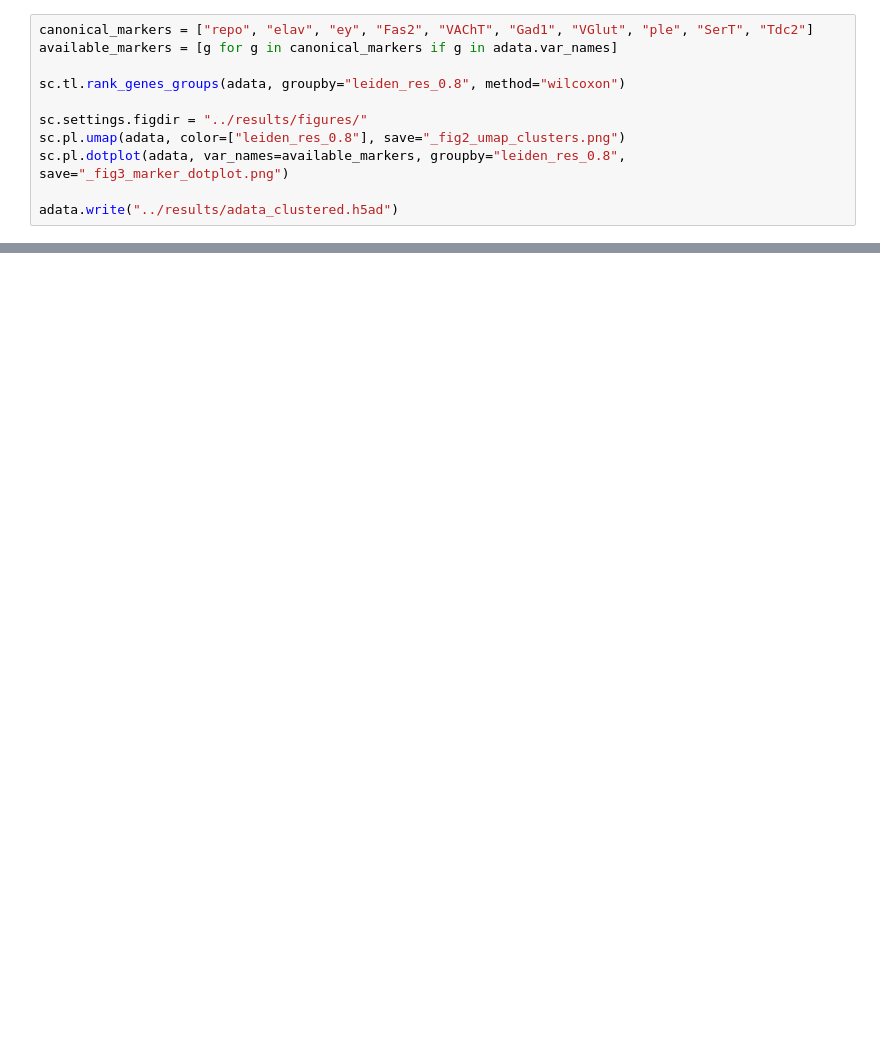
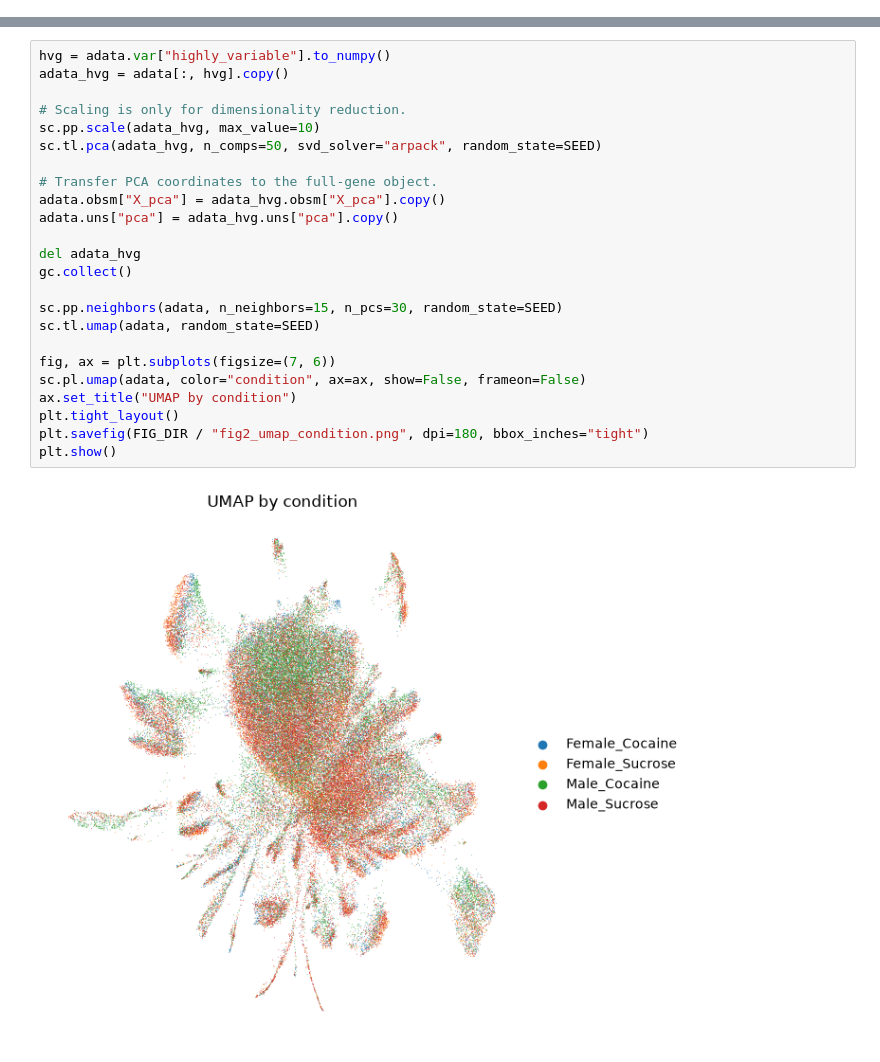
Before and after one commit to tanvirahmed-dr/scproject2-drosophila-brain, a Jupyter notebook: notebooks/02_clustering_annotation.ipynb, the cells around one changed output, grey strips where cells are left out. Saved outputs shown, nothing was run; the diff lists cells and outputs as text; blank space fills up the shorter version.

```diff
--- a/notebooks/02_clustering_annotation.ipynb
+++ b/notebooks/02_clustering_annotation.ipynb
@@ -40,11 +0,0 @@ adata.write("../results/adata_clustered.h5ad")
-# %%
-canonical_markers = ["repo", "elav", "ey", "Fas2", "VAChT", "Gad1", "VGlut", "ple", "SerT", "Tdc2"]
-available_markers = [g for g in canonical_markers if g in adata.var_names]
-
-sc.tl.rank_genes_groups(adata, groupby="leiden_res_0.8", method="wilcoxon")
-
-sc.settings.figdir = "../results/figures/"
-sc.pl.umap(adata, color=["leiden_res_0.8"], save="_fig2_umap_clusters.png")
-sc.pl.dotplot(adata, var_names=available_markers, groupby="leiden_res_0.8", save="_fig3_marker_dotplot.png")
-
-adata.write("../results/adata_clustered.h5ad")
@@ -55,0 +47,26 @@ WARNING: saving figure to file ../results/figures/dotplot__fig3_marker_dotplot.p
+# %%
+hvg = adata.var["highly_variable"].to_numpy()
+adata_hvg = adata[:, hvg].copy()
+
+# Scaling is only for dimensionality reduction.
+sc.pp.scale(adata_hvg, max_value=10)
+sc.tl.pca(adata_hvg, n_comps=50, svd_solver="arpack", random_state=SEED)
+
+# Transfer PCA coordinates to the full-gene object.
+adata.obsm["X_pca"] = adata_hvg.obsm["X_pca"].copy()
+adata.uns["pca"] = adata_hvg.uns["pca"].copy()
+
+del adata_hvg
+gc.collect()
+
+sc.pp.neighbors(adata, n_neighbors=15, n_pcs=30, random_state=SEED)
+sc.tl.umap(adata, random_state=SEED)
+
+fig, ax = plt.subplots(figsize=(7, 6))
+sc.pl.umap(adata, color="condition", ax=ax, show=False, frameon=False)
+ax.set_title("UMAP by condition")
+plt.tight_layout()
+plt.savefig(FIG_DIR / "fig2_umap_condition.png", dpi=180, bbox_inches="tight")
+plt.show()
+# %% [output]
+[figure, added]
```
Also changed, not shown: parts of 18 cells of this notebook, 39 other files.
